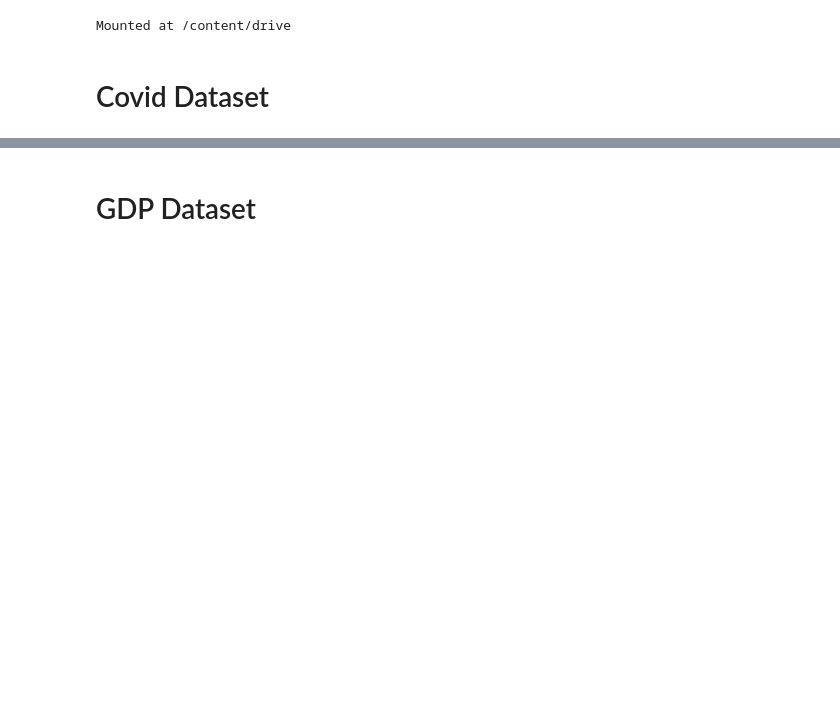
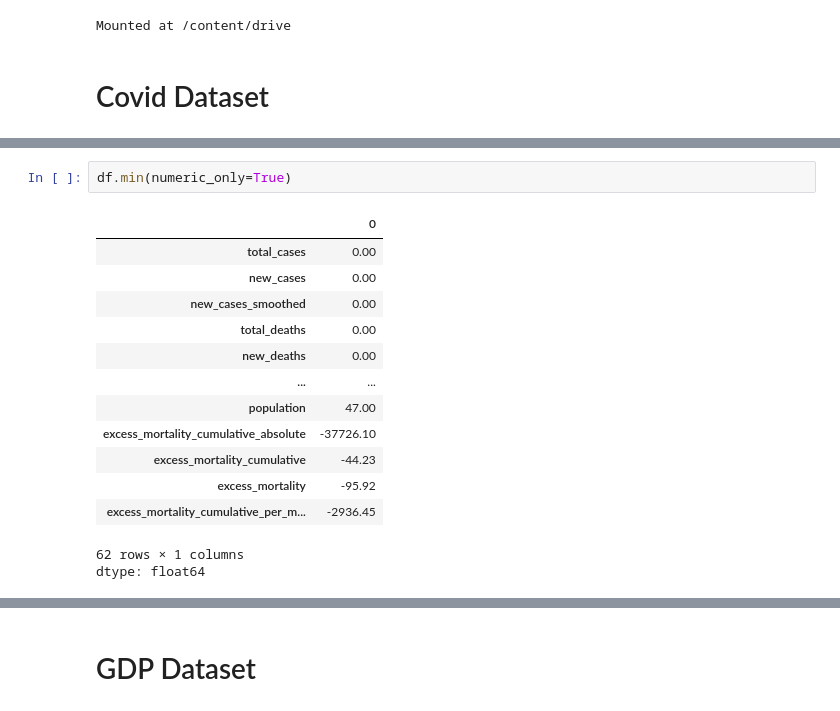
Before and after one commit to Tuco711/Projeto_VAD, a Jupyter notebook: eda.ipynb, the cells around one changed output, grey strips where cells are left out. Saved outputs shown, nothing was run; the diff lists cells and outputs as text; blank space fills up the shorter version.

```diff
--- a/eda.ipynb
+++ b/eda.ipynb
@@ -48,0 +43,17 @@ fig
+# %%
+df.min(numeric_only=True)
+# %% [output]
+|  | 0 |
+| total_cases | 0.00 |
+| new_cases | 0.00 |
+| new_cases_smoothed | 0.00 |
+| total_deaths | 0.00 |
+| new_deaths | 0.00 |
+| ... | ... |
+| population | 47.00 |
+| excess_mortality_cumulative_absolute | -37726.10 |
+| excess_mortality_cumulative | -44.23 |
+| excess_mortality | -95.92 |
+| excess_mortality_cumulative_per_m... | -2936.45 |
+62 rows × 1 columns
+dtype: float64
```
Also changed, not shown: parts of 4 cells of this notebook, 1 other file.
